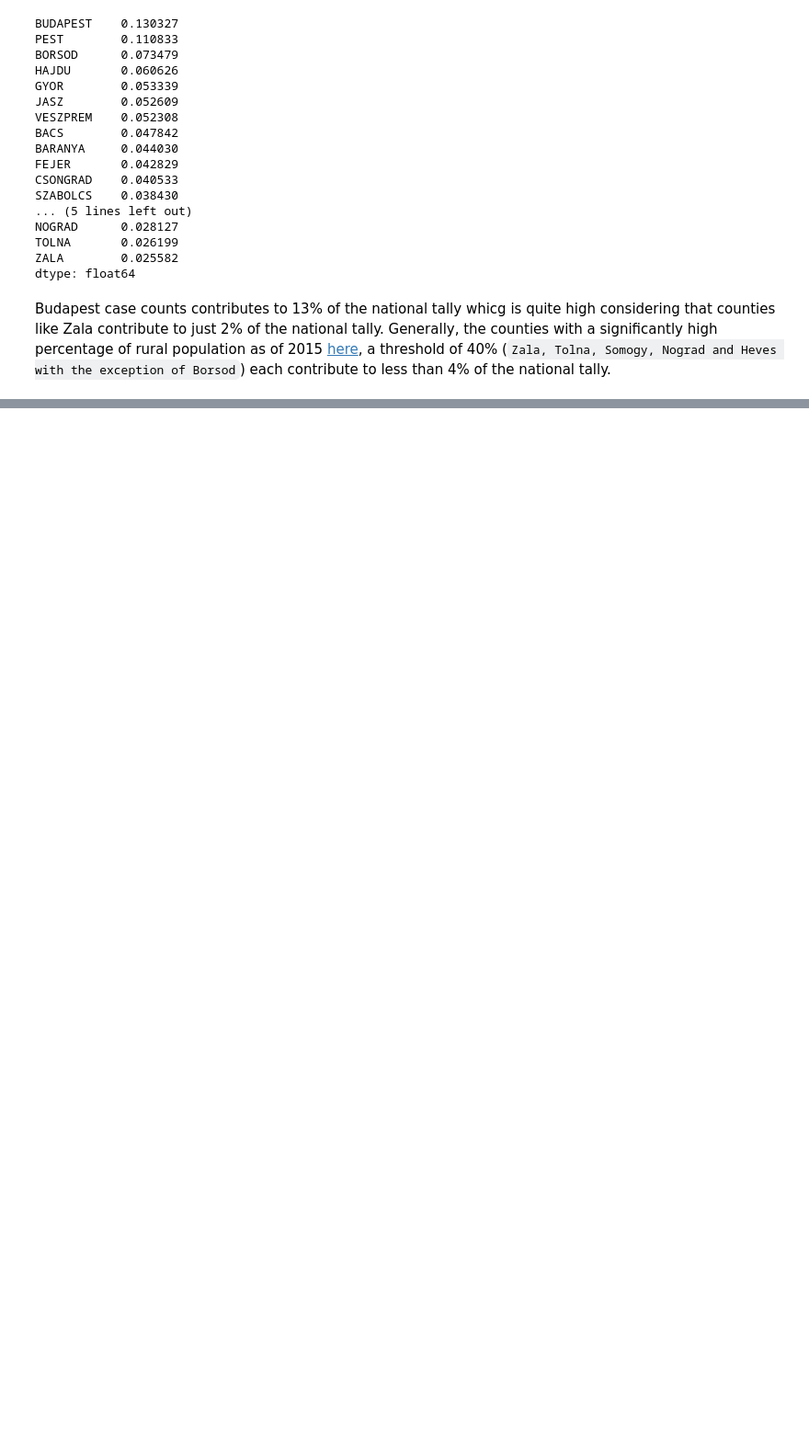
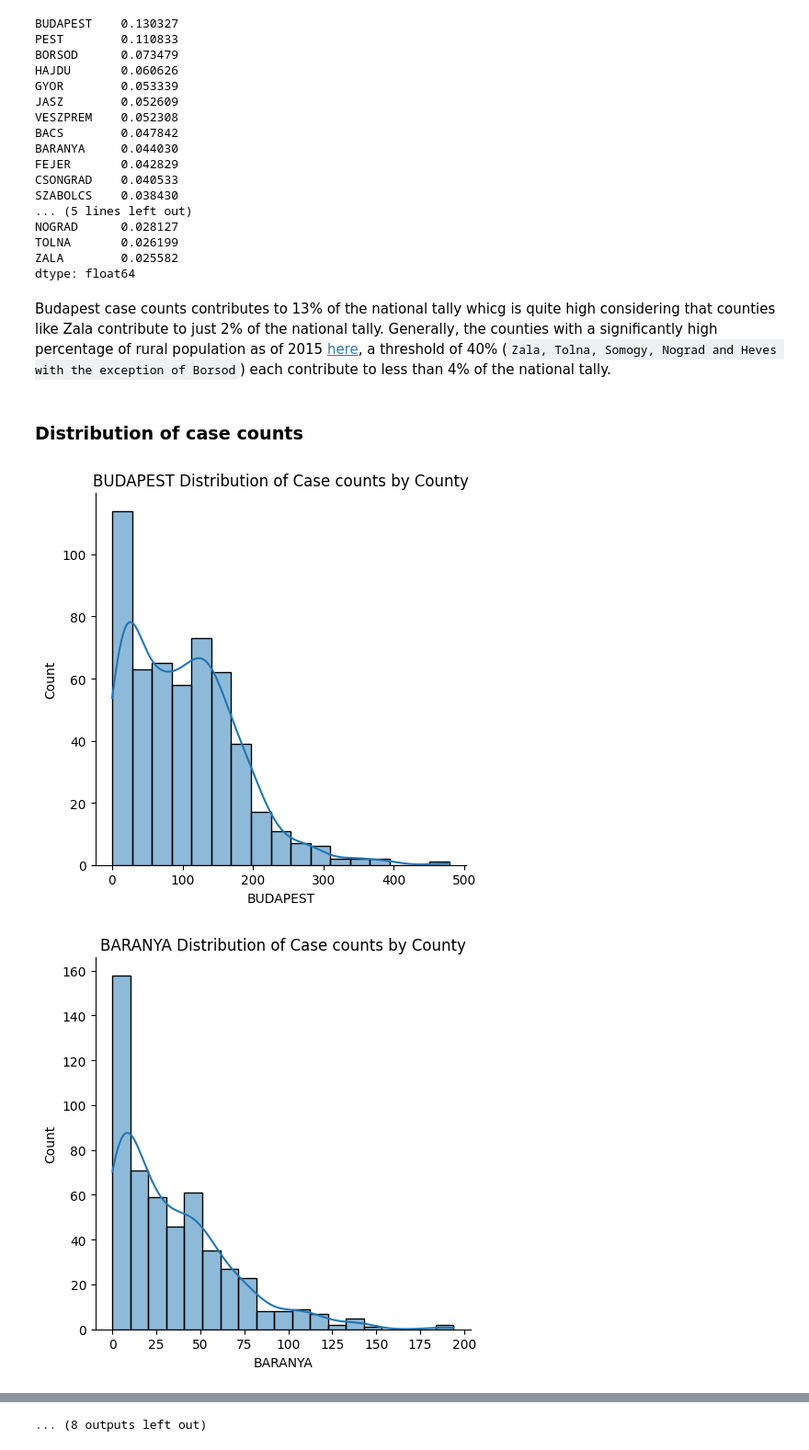
Before and after one commit to teofizzy/chicken_pox_case_count_prediction, a Jupyter notebook: teofilo/index.ipynb, the cells around one changed output, grey strips where cells are left out. Shown at 92% size. Saved outputs shown, nothing was run; the diff lists cells and outputs as text; code cells hidden in the pictures; blank space fills up the shorter version.

```diff
--- a/teofilo/index.ipynb
+++ b/teofilo/index.ipynb
@@ -551,3 +443,15 @@ dtype: float64
 # %% [markdown]
 Budapest case counts contributes to 13% of the national tally whicg is quite high considering that counties like Zala contribute to just 2% of the national tally.
 Generally, the counties with a significantly high percentage of rural population as of 2015 [here](https://en.wikipedia.org/wiki/Ranked_list_of_Hungarian_counties), a threshold of 40% (`Zala, Tolna, Somogy, Nograd and Heves with the exception of Borsod`) each contribute to less than 4% of the national tally.
+# %% [markdown]
+### Distribution of case counts
+# %%
+numeric_cols = chickenpox_df.drop(['Year', 'month', 'National_Total', 'Date'], axis = 1).columns
+
+for idx, col in enumerate(numeric_cols):
+    sns.displot(data=chickenpox_df, x=col, kde=True)
+    plt.title(f"{col} Distribution of Case counts by County")
+    plt.tight_layout()
+# %% [output]
+[figure, added]
+[figure, added]
@@ -553,0 +468 @@ Generally, the counties with a significantly high percentage of rural population
+... (8 outputs left out)
```
Also changed, not shown: parts of 32 cells of this notebook.
